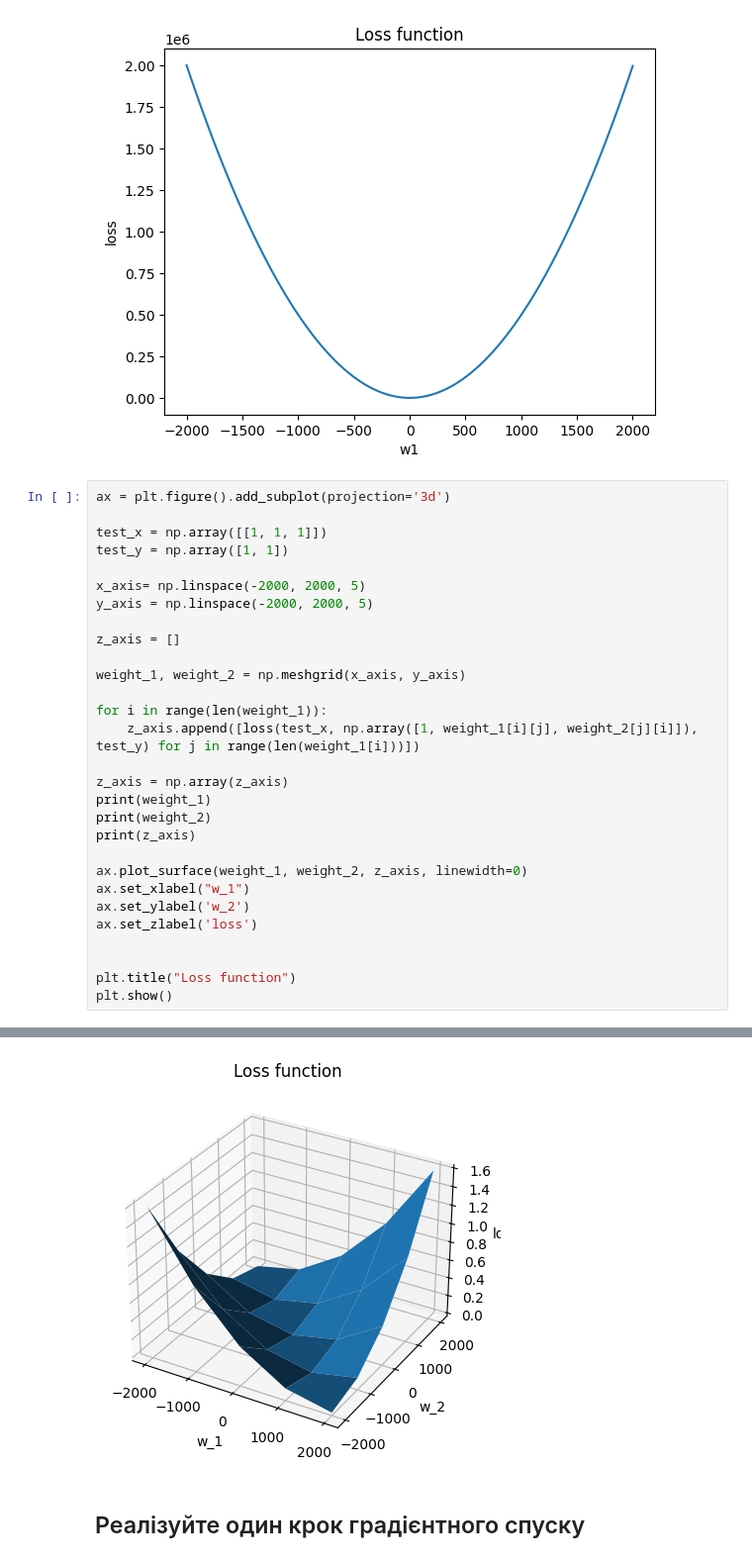
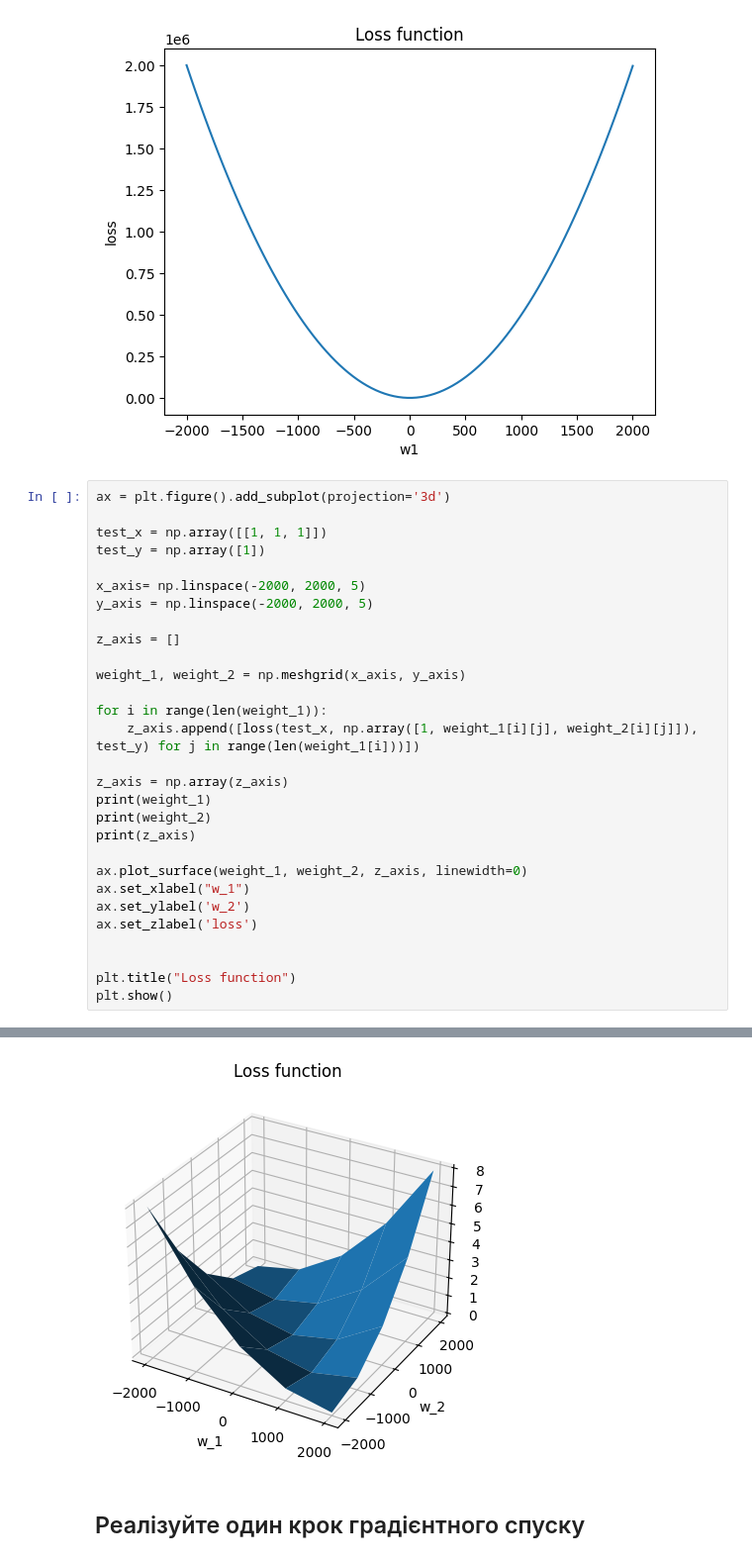
Before and after one commit to tarsweb-Python-GOIT/DS-HW, a Jupyter notebook: hw-03.ipynb, the cells around one changed output, grey strips where cells are left out. Shown at 99% size. Saved outputs shown, nothing was run; the diff lists cells and outputs as text.

```diff
--- a/hw-03.ipynb
+++ b/hw-03.ipynb
@@ -52,7 +52,7 @@ plt.show()
 ax = plt.figure().add_subplot(projection='3d')
 
 test_x = np.array([[1, 1, 1]])
-test_y = np.array([1, 1])
+test_y = np.array([1])
 
 x_axis= np.linspace(-2000, 2000, 5)
 y_axis = np.linspace(-2000, 2000, 5)
@@ -62,7 +62,7 @@ z_axis = []
 weight_1, weight_2 = np.meshgrid(x_axis, y_axis)
 
 for i in range(len(weight_1)):
-    z_axis.append([loss(test_x, np.array([1, weight_1[i][j], weight_2[j][i]]), test_y) for j in range(len(weight_1[i]))])
+    z_axis.append([loss(test_x, np.array([1, weight_1[i][j], weight_2[i][j]]), test_y) for j in range(len(weight_1[i]))])
 
 z_axis = np.array(z_axis)
 print(weight_1)
@@ -96,4 +96,4 @@ plt.show()
-[figure, old version]
+[figure, new version]
 # %% [markdown]
 ## Реалізуйте один крок градієнтного спуску
 # %% [markdown]
```
Also changed, not shown: parts of 1 cell of this notebook.
